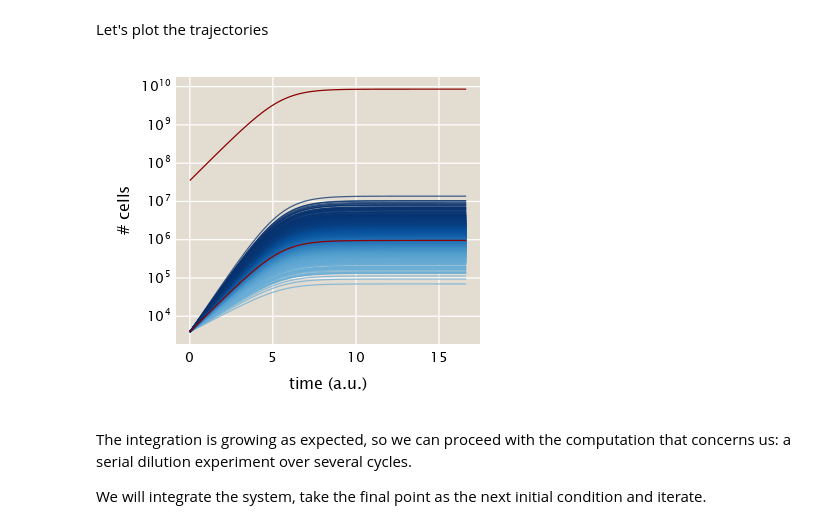
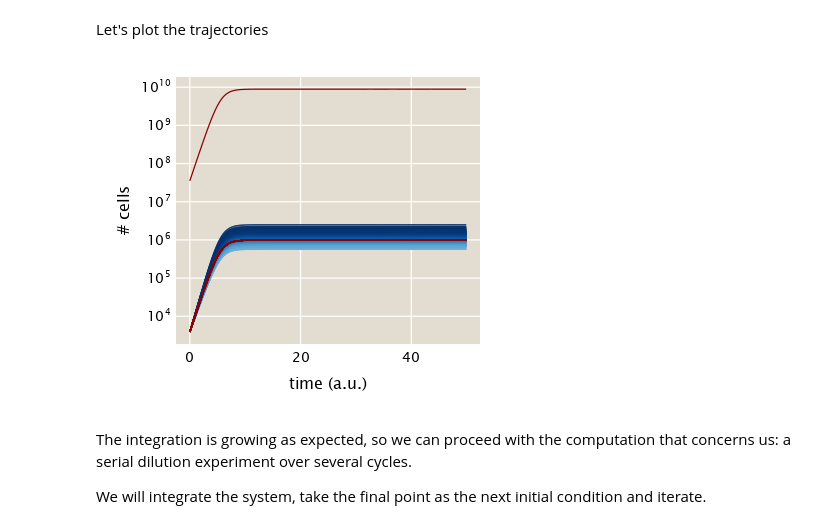
Before and after one commit to mrazomej/bayesian_fitness, a Jupyter notebook: code/exploratory/logistic_growth.ipynb, the cells around one changed output. Drawn from its saved outputs; the diff is of its cells as text; code cells hidden in the pictures.

```diff
--- a/code/exploratory/logistic_growth.ipynb
+++ b/code/exploratory/logistic_growth.ipynb
@@ -115,6 +115,10 @@ Random.seed!(42)
 
 # Define number of mutants
 n_mut = 1000
+# Define the number of neutrals
+n_neutral = 50
+# Define number of barcodes
+n_bc = n_neutral + n_mut
 
 # Define ancestral strain growth rate
 λ_a = 1.0
@@ -129,29 +133,32 @@ n_gen = 8
 n_init = κ / (2^(n_gen))
 
 # Define initial number of cells for the rest of the mutants
-n₀ = vcat([n_init * 0.9], repeat([n_init * 0.1 / n_mut], n_mut))
+n₀ = vcat([n_init * 0.9], repeat([n_init * 0.1 / n_mut], n_bc))
+
+# Define fraction spent in exponential growth
+exp_frac = 1 / 9
 
 # Define time span
-t_span = (0.0, log(2) / λ_a * (n_gen * 3))
+t_span = (0.0, log(2) / λ_a * n_gen / exp_frac)
+
+# Initialize array to save growth rates
+λ = Vector{Float64}(undef, n_bc + 1)
+
+# Set neutral barcodes
+λ[1:n_neutral+1] .= λ_a
 
 # Define standard deviation to sample growth rates
-σ_λ = 0.15
+σ_λ = 0.05
 
 # Sample growth rates for all of the strains from a normal distribution centered
 # at the ancestral strain growth rate
-λ = sort!(
+λ[n_neutral+2:end] = sort!(
     rand(
         Distributions.truncated(
-            Distributions.Normal(λ_a, σ_λ), 0, λ_a * 2
+            Distributions.Normal(λ_a * 1.005, σ_λ), λ_a * 0.9, λ_a * 1.2
         ), n_mut
     )
 )
-
-# Add ancestral strain growth rate to array
-pushfirst!(λ, λ_a)
-
-# Modify last entry to be the reference strain
-λ[end] = λ_a
 
 # Define ODE problem
 prob = ODEProblem(dndt_rhs!, n₀, t_span, (λ, κ))
@@ -163,34 +170,36 @@ Let's plot the trajectories
 # %%
 # Define number of points
 n_points = 200
 
 # Define time range
 t = LinRange(t_span[1], t_span[2], n_points)
 
 # Evaluate interpolator
 n = hcat(map(sol, t)...)
 
 # Initialize figure
 fig = Figure(resolution=(400, 350))
 
 # Get colors for plot
 colors = get(ColorSchemes.Blues_9, LinRange(0.5, 1, n_mut + 1))
 # Add axis
 ax = Axis(fig[1, 1], xlabel="time (a.u.)", ylabel="# cells", yscale=log10)
 
 # Loop through mutants
-for (i, mut) in enumerate(eachrow(n[2:end-1, :]))
+for (i, mut) in enumerate(eachrow(n[n_neutral+2:end, :]))
     # Plot trajectory
     lines!(ax, t, mut, color=(colors[i], 0.75))
 end # for
 
-# Add reference strain and neutral lineage
-lines!(ax, t, n[1, :], color=:darkred)
-lines!(ax, t, n[end, :], color=:darkred)
+# Plot neutral lineages
+for (i, mut) in enumerate(eachrow(n[1:n_neutral, :]))
+    # Plot trajectory
+    lines!(ax, t, mut, color=:darkred)
+end # for
 
 fig
 # %% [output]
-[figure, old version]
+[figure, new version]
 # %% [markdown]
 The integration is growing as expected, so we can proceed with the computation
 that concerns us: a serial dilution experiment over several cycles.
```
Also changed, not shown: parts of 21 cells of this notebook.
